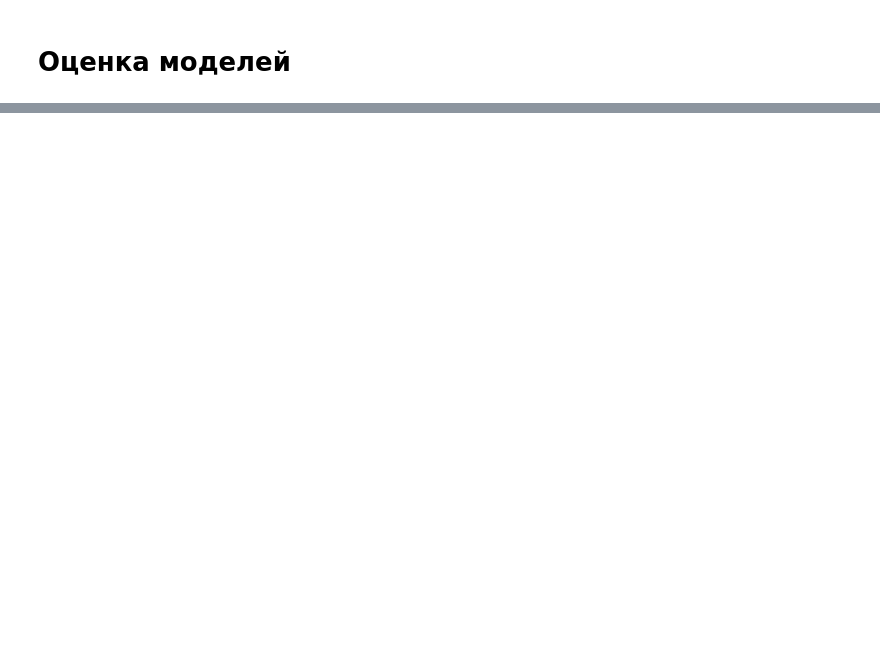
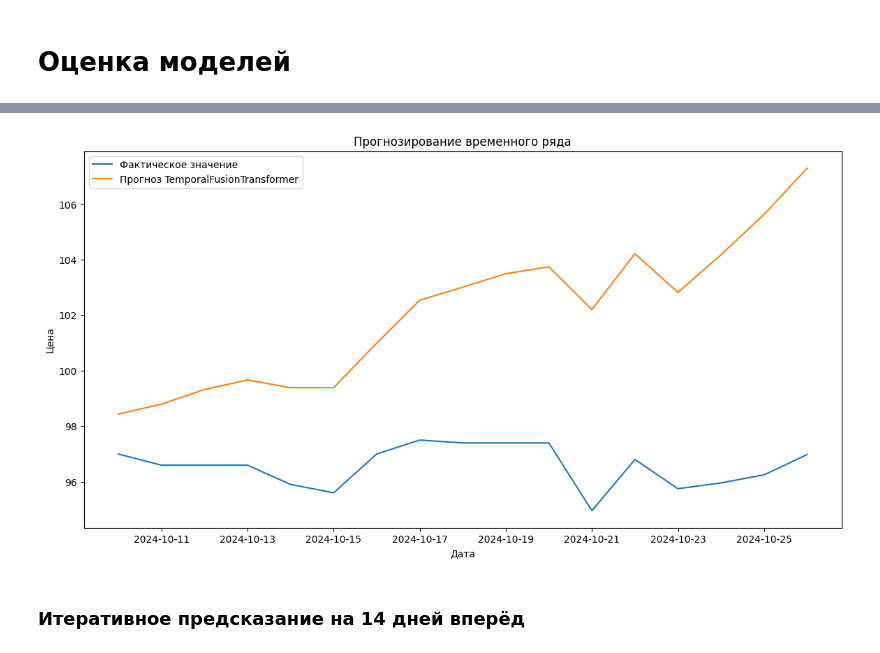
Before and after one commit to 113578/apsm, a Jupyter notebook: notebooks/modeling/non_linear_models_analysis.ipynb, the cells around one changed output, grey strips where cells are left out. Saved outputs shown, nothing was run; the diff lists cells and outputs as text; code cells hidden in the pictures; blank space fills up the shorter version.

```diff
--- a/notebooks/modeling/non_linear_models_analysis.ipynb
+++ b/notebooks/modeling/non_linear_models_analysis.ipynb
@@ -1107,0 +1178,20 @@ plt.show()
+# %%
+seq_length = 10
+
+y_test_real_trimmed = y_test_real[:-1]
+y_test_pred_real_tft_trimmed = y_test_pred_real_tft[:-1]
+
+plt.figure(figsize=(14, 7))
+
+plt.plot(y_test_real_trimmed.index[seq_length:], y_test_real_trimmed[seq_length:], label='Фактическое значение')
+plt.plot(y_test_real_trimmed.index[seq_length:], y_test_pred_real_tft_trimmed, label='Прогноз TemporalFusionTransformer', linestyle='-')
+
+plt.xlabel('Дата')
+plt.ylabel('Цена')
+plt.title('Прогнозирование временного ряда')
+plt.legend()
+plt.show()
+# %% [output]
+[figure, added]
+# %% [markdown]
+### Итеративное предсказание на 14 дней вперёд
```
Also changed, not shown: parts of 40 cells of this notebook.
